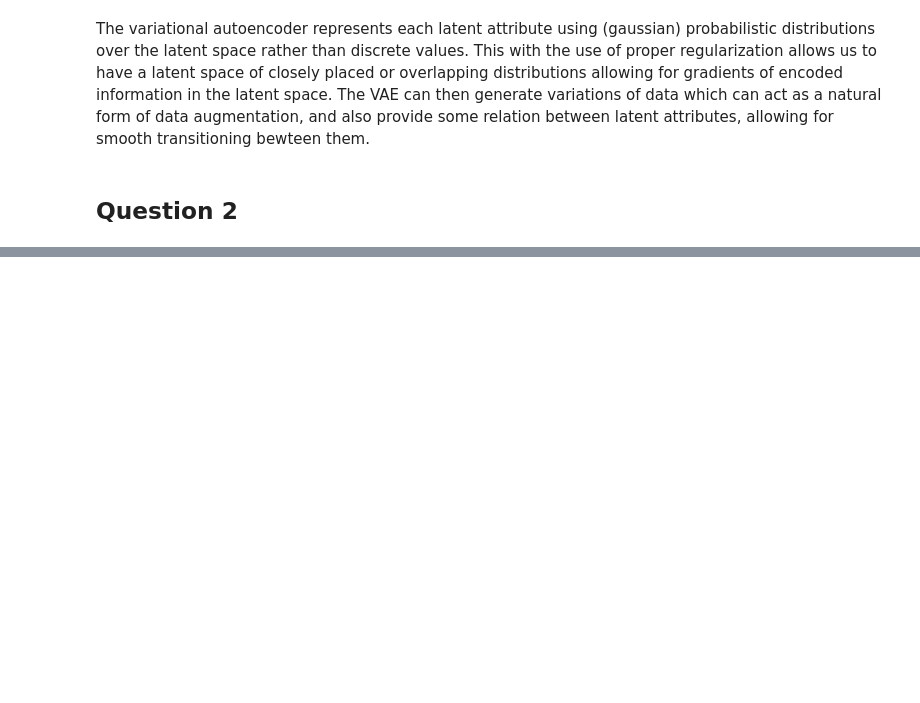
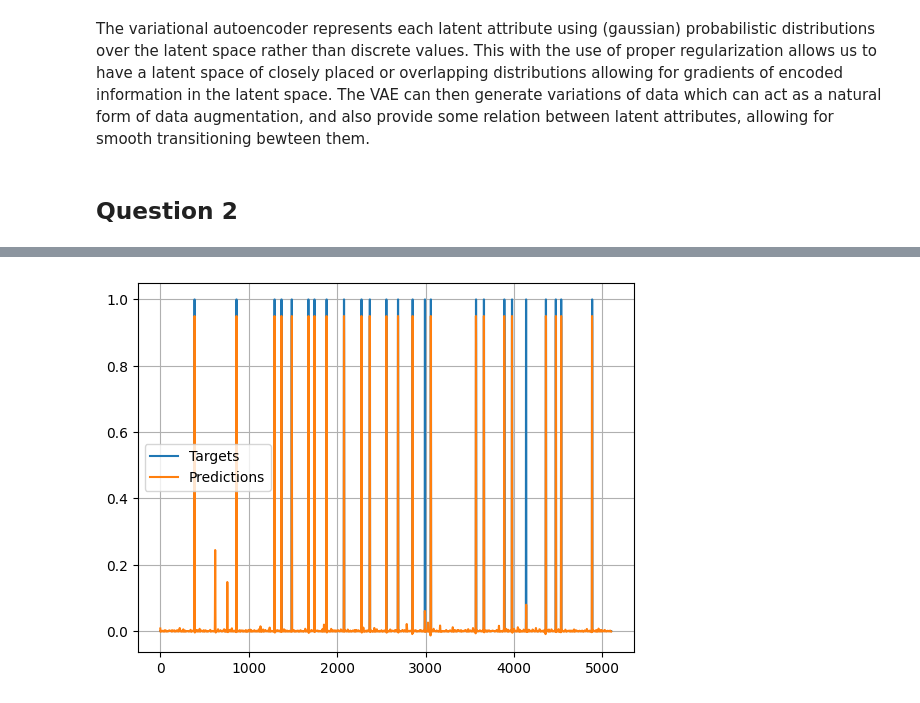
Before and after one commit to KasperMollerHansen/DeepLearning, a Jupyter notebook: jonathan/Assignment_2_Jonathan.ipynb, the cells around one changed output, grey strips where cells are left out. Cells and saved outputs as stored; diff of their text form; code cells hidden in the pictures; blank space fills up the shorter version.

```diff
--- a/jonathan/Assignment_2_Jonathan.ipynb
+++ b/jonathan/Assignment_2_Jonathan.ipynb
@@ -389,27 +359,28 @@ test_losses = []
 train_accuracies = []
 test_accuracies = []
 
-model = NeuralNetwork().to(device)
+model = LSTM(input_size,hidden_size,num_layers).to(device)
 
 learning_rate = 0.002
 
-loss_fn = nn.CrossEntropyLoss()
-optimizer = torch.optim.Adam(model.parameters(), lr=learning_rate) # Let's use stocastic gradient descent (We will talk about it in the coming weeks)
-scheduler = torch.optim.lr_scheduler.StepLR(optimizer, step_size=5, gamma=0.5)
+loss_fn = torch.nn.MSELoss()
+optimizer = torch.optim.Adam(model.parameters(), lr=learning_rate)
+scheduler = torch.optim.lr_scheduler.StepLR(optimizer, step_size=10, gamma=0.5)
 
-epochs = 30
+epochs = 100
 for t in range(epochs):
     eps = t+1
-    if t % 4 == 0:
-        clear_output(wait=True)
-    print(f"Epoch {t+1}\n-------------------------------")
-    print('lr = ',scheduler.get_last_lr())
-    train(train_dataloader, model, loss_fn, optimizer)
-    test(test_dataloader, model, loss_fn)
+    train_l = train(waveformLoader, model, loss_fn, optimizer)
+    test_l = test(testX,testy, model, loss_fn)
+    if t % 10 == 9:
+        #clear_output(wait=True)
+        print(f"Epoch {t+1}: [lr = {scheduler.get_last_lr()[0]:.3}]
+              [Train loss:{train_l[-1]:.3}] [Test loss: {test_l[-1]:.3}] ")
+
     scheduler.step()
-    if t > 10:
-        loss_var = np.var(test_losses[-10:-1])
-        if loss_var < 0.001:
-            print('Test loss has converged, breaking the loop')
-            break
+    #if t > 10:
+    #    loss_var = np.var(test_losses[-10:-1])
+    #    if loss_var < 0.001:
+    #        print('Test loss has converged, breaking the loop')
+    #        break
 print("Done!")
@@ -415,0 +399,13 @@ print("Done!")
+# %%
+#X = torch.reshape(testX,[51,100,1])
+#y = torch.reshape(testy,[51,100])
+pred = model(testX.to(device)).detach().cpu().numpy()
+pred = np.clip(pred,-0.2,0.95) #clipping the max output to 0.95
+                               # for visualization purposes
+plt.plot(testy,label="Targets")
+plt.plot(pred.reshape(5100),label="Predictions")
+plt.legend()
+plt.grid()
+plt.show()
+# %% [output]
+[figure, added]
```
Also changed, not shown: parts of 11 cells of this notebook.
